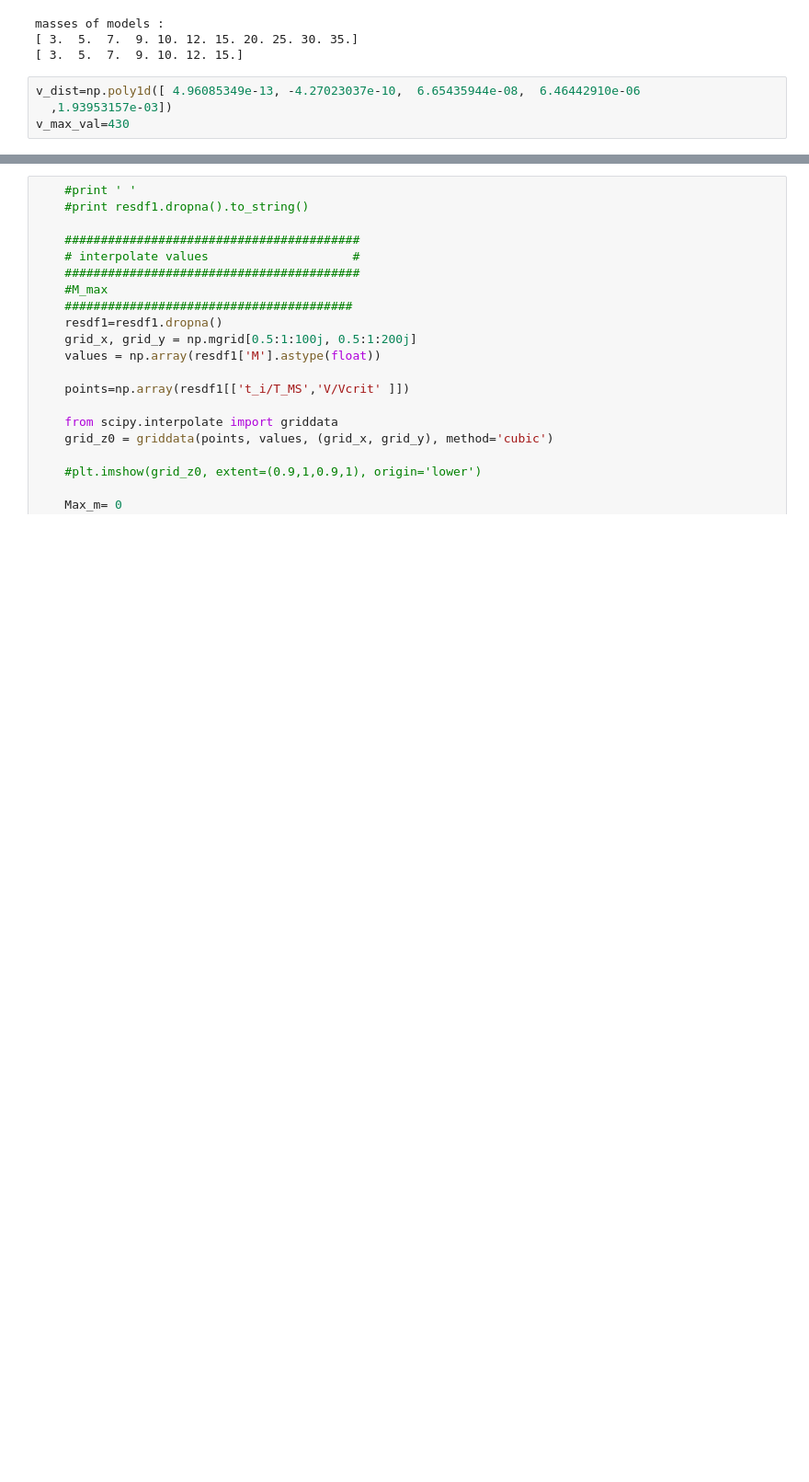
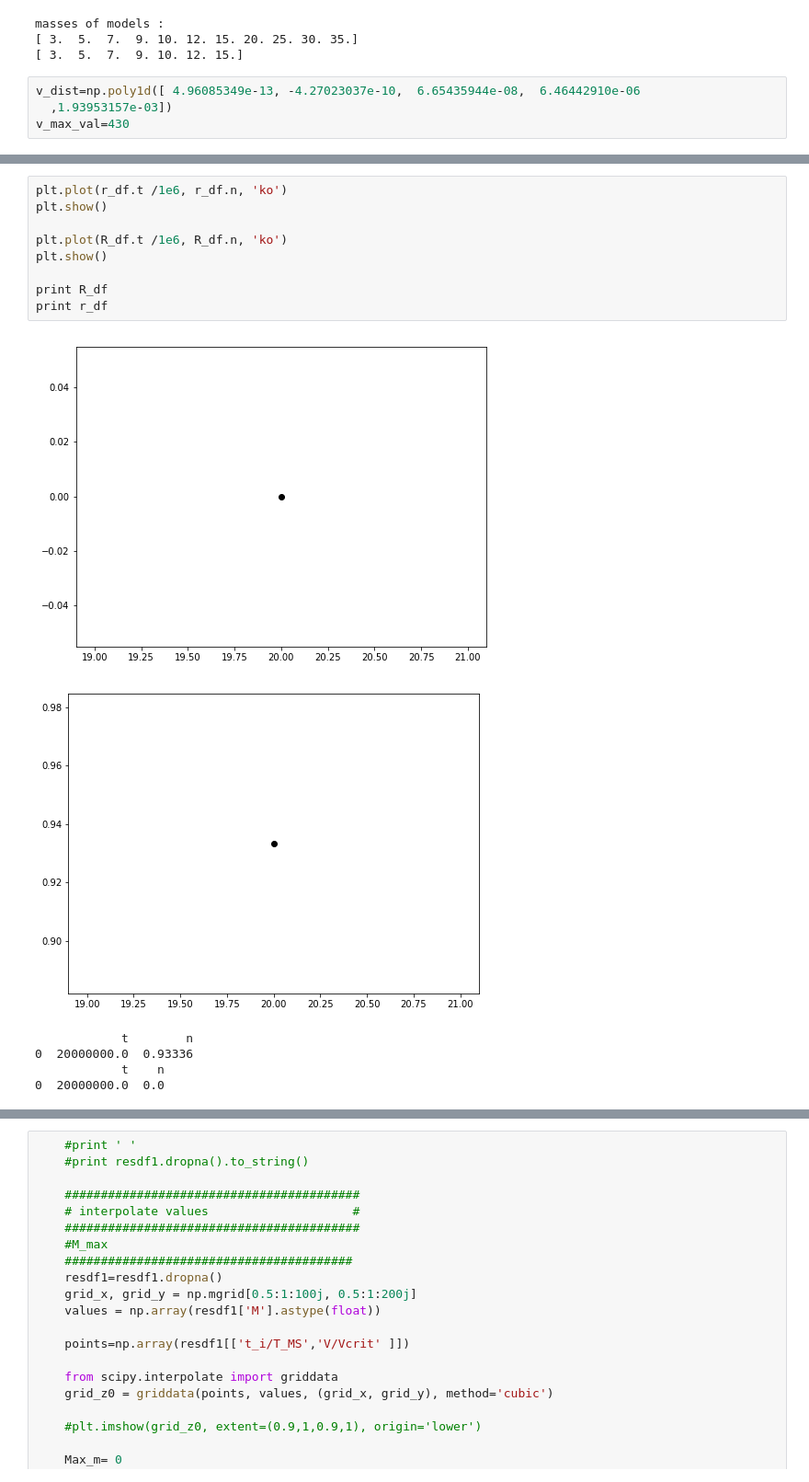
Before and after one commit to s6behast/internship, a Jupyter notebook: MC-integrator.ipynb, the cells around one changed output, grey strips where cells are left out. Shown at 92% size. Cells and saved outputs as stored; diff of their text form; blank space fills up the shorter version.

```diff
--- a/MC-integrator.ipynb
+++ b/MC-integrator.ipynb
@@ -317,2 +177,18 @@ FINISHED
+# %%
+plt.plot(r_df.t /1e6, r_df.n, 'ko')
+plt.show()
+
+plt.plot(R_df.t /1e6, R_df.n, 'ko')
+plt.show()
+
+print R_df
+print r_df
+# %% [output]
+[figure, added]
+[figure, added]
+            t        n
+0  20000000.0  0.93336
+            t    n
+0  20000000.0  0.0
 # %%
 print resdf1.to_string()
```
Also changed, not shown: parts of 18 cells of this notebook, 4 other files.
